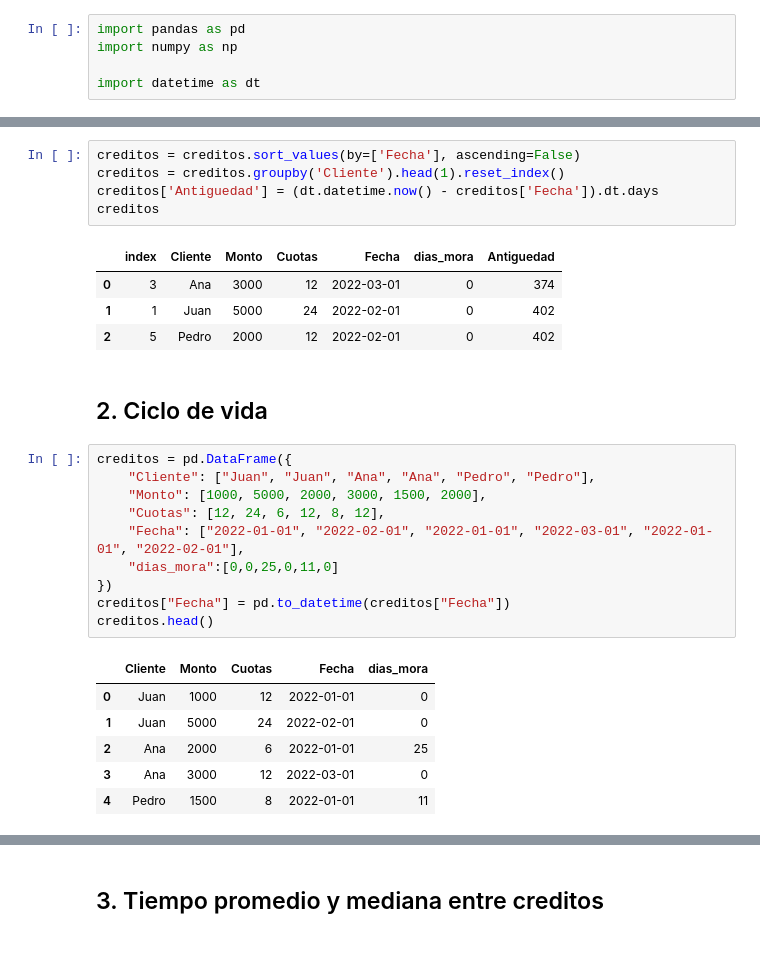
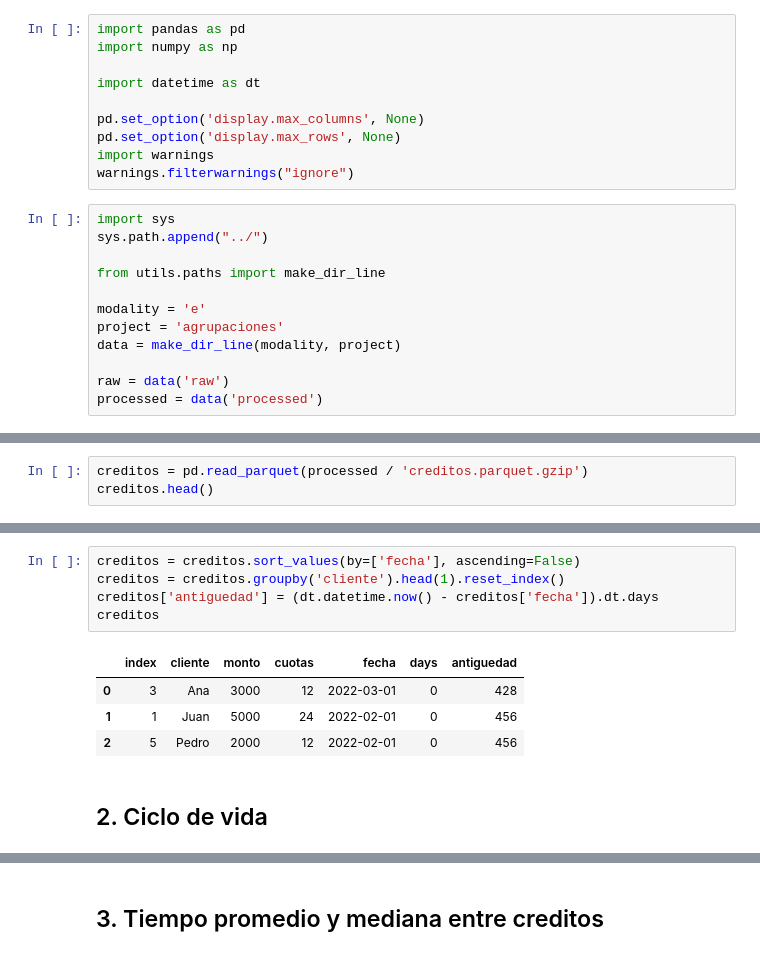
Before and after one commit to oecorrechag/Home-functions, a Jupyter notebook: agrupaciones/cuentas.ipynb, the cells around one changed output, grey strips where cells are left out. Drawn from its saved outputs; the diff is of its cells as text.

```diff
--- a/agrupaciones/cuentas.ipynb
+++ b/agrupaciones/cuentas.ipynb
@@ -3,6 +6,23 @@ import pandas as pd
 import numpy as np
 
 import datetime as dt
+
+pd.set_option('display.max_columns', None)
+pd.set_option('display.max_rows', None)
+import warnings
+warnings.filterwarnings("ignore")
+# %%
+import sys
+sys.path.append("../")
+
+from utils.paths import make_dir_line
+
+modality = 'e'
+project = 'agrupaciones'
+data = make_dir_line(modality, project)
+
+raw = data('raw')
+processed = data('processed')
 # %% [markdown]
 # AIMS
 
@@ -31,0 +35,3 @@ creditos.head()
+# %%
+creditos = pd.read_parquet(processed / 'creditos.parquet.gzip')
+creditos.head()
@@ -32,29 +45,12 @@ creditos.head()
 # %%
-creditos = creditos.sort_values(by=['Fecha'], ascending=False)
-creditos = creditos.groupby('Cliente').head(1).reset_index()
-creditos['Antiguedad'] = (dt.datetime.now() - creditos['Fecha']).dt.days
+creditos = creditos.sort_values(by=['fecha'], ascending=False)
+creditos = creditos.groupby('cliente').head(1).reset_index()
+creditos['antiguedad'] = (dt.datetime.now() - creditos['fecha']).dt.days
 creditos
 # %% [output]
-|  | index | Cliente | Monto | Cuotas | Fecha | dias_mora | Antiguedad |
-| 0 | 3 | Ana | 3000 | 12 | 2022-03-01 | 0 | 374 |
-| 1 | 1 | Juan | 5000 | 24 | 2022-02-01 | 0 | 402 |
-| 2 | 5 | Pedro | 2000 | 12 | 2022-02-01 | 0 | 402 |
+|  | index | cliente | monto | cuotas | fecha | days | antiguedad |
+| 0 | 3 | Ana | 3000 | 12 | 2022-03-01 | 0 | 428 |
+| 1 | 1 | Juan | 5000 | 24 | 2022-02-01 | 0 | 456 |
+| 2 | 5 | Pedro | 2000 | 12 | 2022-02-01 | 0 | 456 |
 # %% [markdown]
 ## 2. Ciclo de vida
-# %%
-creditos = pd.DataFrame({
-    "Cliente": ["Juan", "Juan", "Ana", "Ana", "Pedro", "Pedro"],
-    "Monto": [1000, 5000, 2000, 3000, 1500, 2000],
-    "Cuotas": [12, 24, 6, 12, 8, 12],
-    "Fecha": ["2022-01-01", "2022-02-01", "2022-01-01", "2022-03-01", "2022-01-01", "2022-02-01"],
-    "dias_mora":[0,0,25,0,11,0]
-})
-creditos["Fecha"] = pd.to_datetime(creditos["Fecha"])
-creditos.head()
-# %% [output]
-|  | Cliente | Monto | Cuotas | Fecha | dias_mora |
-| 0 | Juan | 1000 | 12 | 2022-01-01 | 0 |
-| 1 | Juan | 5000 | 24 | 2022-02-01 | 0 |
-| 2 | Ana | 2000 | 6 | 2022-01-01 | 25 |
-| 3 | Ana | 3000 | 12 | 2022-03-01 | 0 |
-| 4 | Pedro | 1500 | 8 | 2022-01-01 | 11 |
```
Also changed, not shown: parts of 13 cells of this notebook, 2 other files.
